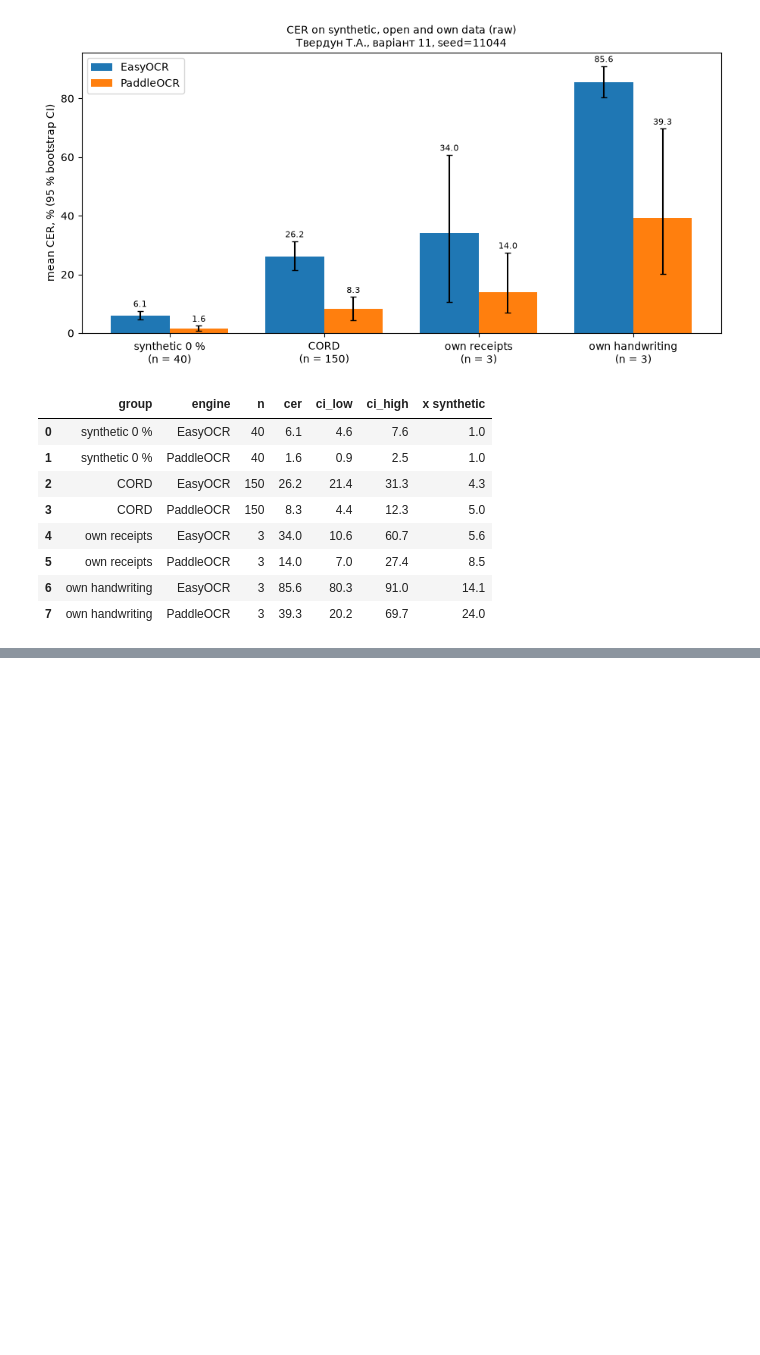
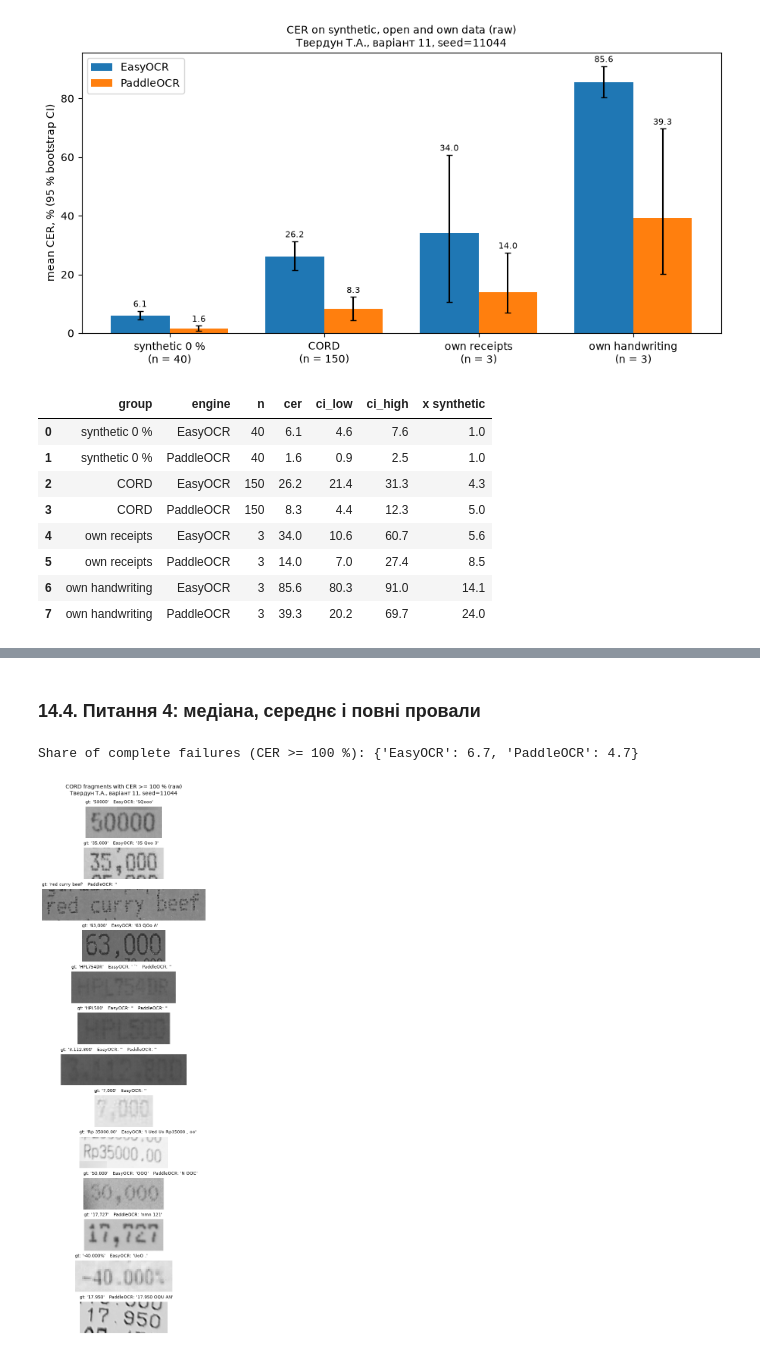
Before and after one commit to TanyaTverdun/AI_lab3_text_recognition, a Jupyter notebook: lab3.ipynb, the cells around one changed output, grey strips where cells are left out. Drawn from its saved outputs; the diff is of its cells as text; code cells hidden in the pictures; blank space fills up the shorter version.

```diff
--- a/lab3.ipynb
+++ b/lab3.ipynb
@@ -1170,0 +1333,24 @@ comp.round(1)
+# %% [markdown]
+### 14.4. Питання 4: медіана, середнє і повні провали
+# %%
+raw_cord = res_cord[res_cord["prep"] == "raw"].merge(
+    sample[["receipt", "line", "seg", "path"]], on=["receipt", "line", "seg"])
+fails = raw_cord[raw_cord["cer"] >= 1].sort_values(["receipt", "line", "seg", "engine"])
+fails = fails.assign(pred=fails["pred"].fillna(""))
+print("Share of complete failures (CER >= 100 %):",
+      (fails.groupby("engine").size() / raw_cord.groupby("engine").size() * 100).round(1).to_dict())
+
+uniq = fails.drop_duplicates("path")
+fig, axes = plt.subplots(len(uniq), 1, figsize=(7, 1.1 * len(uniq)), layout="constrained")
+for ax, row in zip(axes, uniq.itertuples()):
+    f = fails[fails["path"] == row.path]
+    preds = "   ".join(f"{e}: {p!r}" for e, p in zip(f["engine"], f["pred"]))
+    ax.imshow(cv2.imread(row.path, cv2.IMREAD_GRAYSCALE), cmap="gray", vmin=0, vmax=255)
+    ax.set_title(f"gt: {row.gt!r}   {preds}", fontsize=8, loc="left")
+    ax.axis("off")
+fig.suptitle(f"CORD fragments with CER >= 100 % (raw)\n{STUDENT}, варіант {VARIANT}, seed={SEED}", fontsize=10)
+fig.savefig("figures/fig_cord_failures.png", dpi=150, bbox_inches="tight")
+plt.show()
+# %% [output]
+Share of complete failures (CER >= 100 %): {'EasyOCR': 6.7, 'PaddleOCR': 4.7}
+[figure, added]
```
Also changed, not shown: parts of 32 cells of this notebook.
